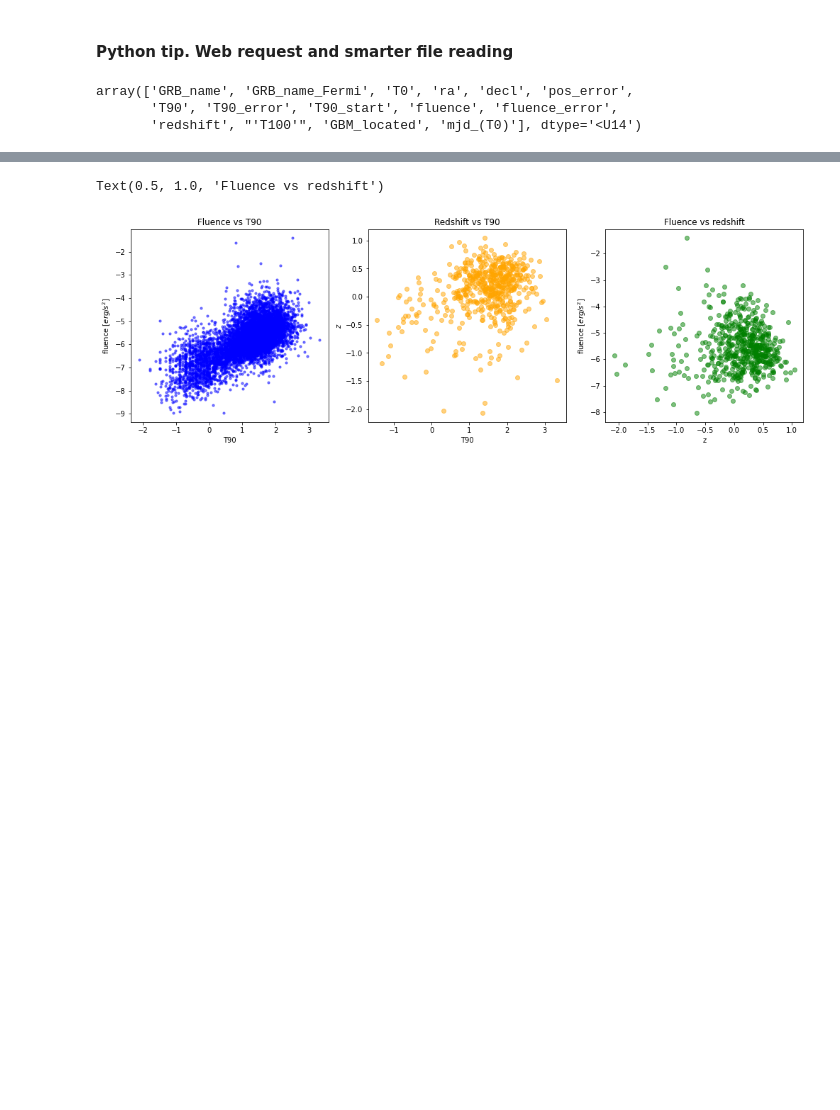
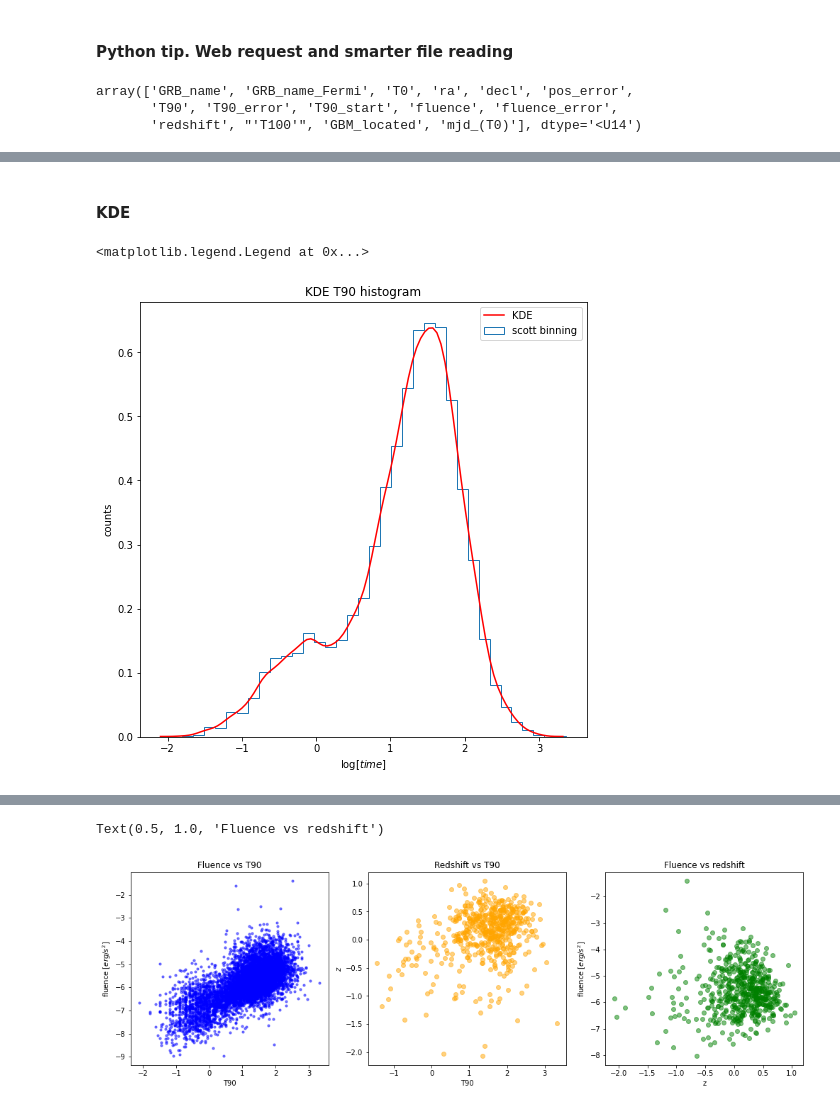
Before and after one commit to ludovicobizzarri/astrostatistics_bicocca_2024, a Jupyter notebook: working/Lesson 14/Gamma Ray Burst.ipynb, the cells around one changed output, grey strips where cells are left out. Saved outputs shown, nothing was run; the diff lists cells and outputs as text; code cells hidden in the pictures; blank space fills up the shorter version.

```diff
--- a/working/Lesson 14/Gamma Ray Burst.ipynb
+++ b/working/Lesson 14/Gamma Ray Burst.ipynb
@@ -106,0 +142,25 @@ z_log = np.log10(z[mask_real_data])
+# %% [markdown]
+#### KDE
+# %%
+# KDE
+
+kde = KernelDensity(bandwidth=h_opt)
+kde.fit(X)
+
+x_grid = np.linspace(T90_use.min(),T90_use.max(),100)
+pdf_kde = np.exp(kde.score_samples(x_grid[:,np.newaxis]))
+
+fig = plt.figure(figsize=(8,8))
+
+binning = 'scott'
+_ = fancyhist(T90_use,bins=binning,label=binning+' binning',density=True,histtype='step')
+plt.title('KDE T90 histogram')
+plt.xlabel(r'$\log{[time]}$')
+plt.ylabel('counts')
+
+plt.plot(x_grid,pdf_kde,label='KDE',color='red')
+
+plt.legend()
+# %% [output]
+<matplotlib.legend.Legend at 0x...>
+[figure, added]
```
Also changed, not shown: parts of 17 cells of this notebook.
